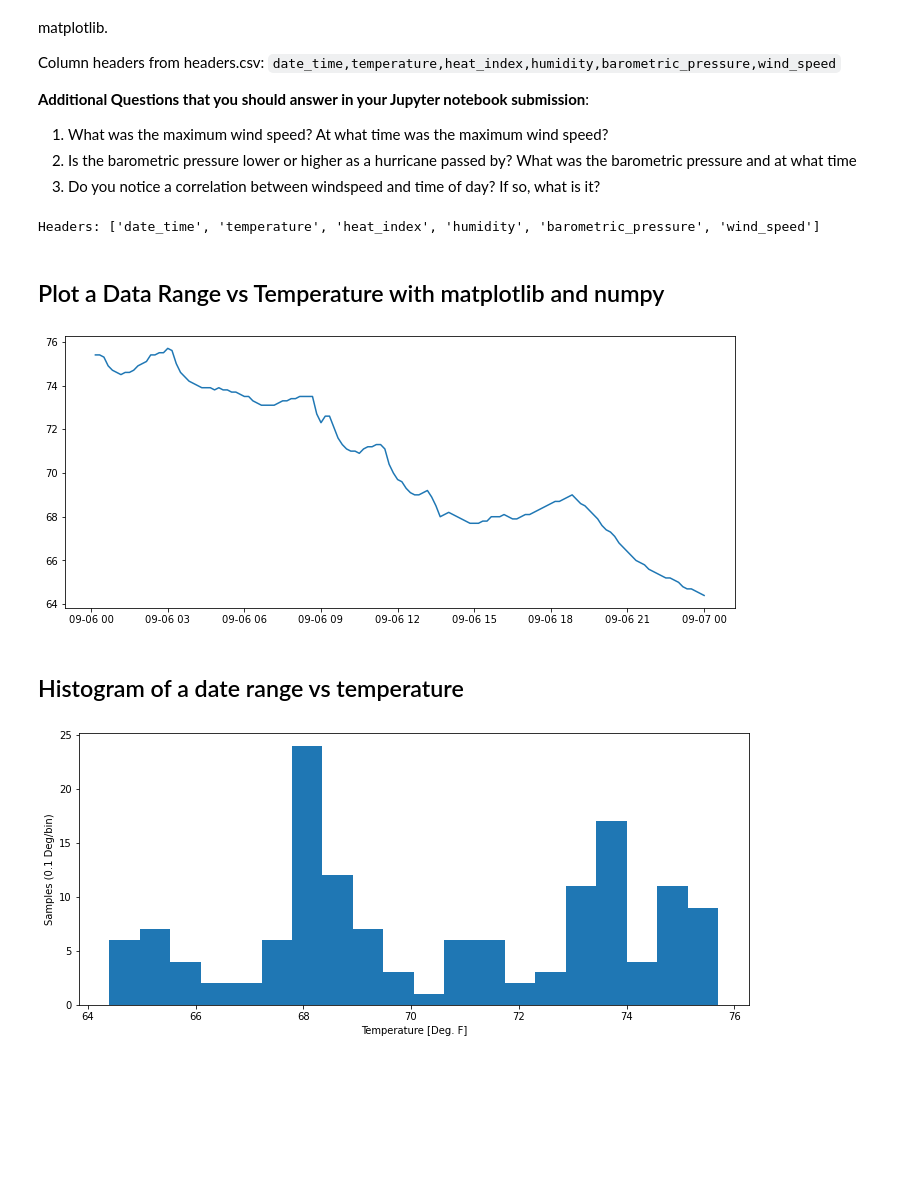
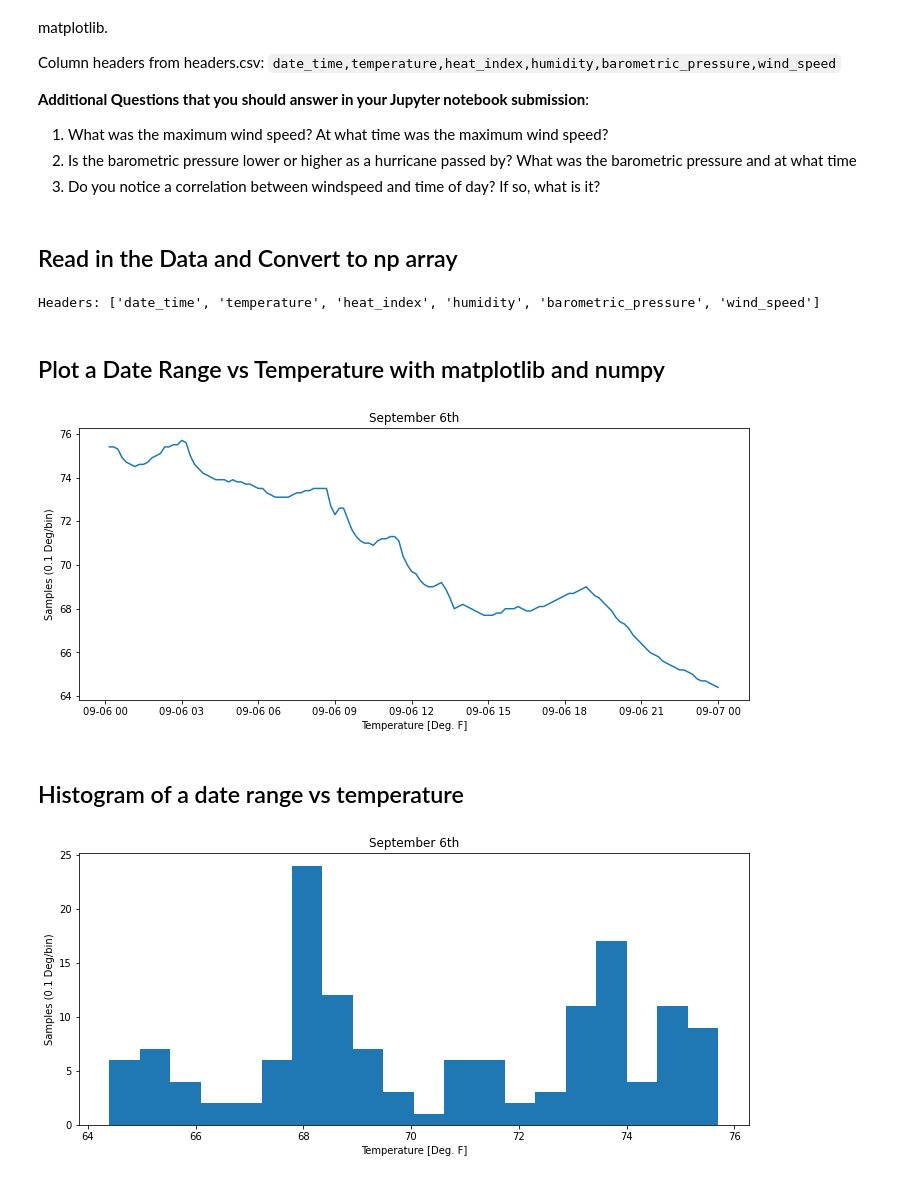
Before and after one commit to justinyed/Simple_Statistics_and_Data_Cleaning_of_Weather_Data, a Jupyter notebook: src/week4_weather_statistics.ipynb, the cells around one changed output. Cells and saved outputs as stored; diff of their text form; code cells hidden in the pictures; blank space fills up the shorter version.

```diff
--- a/src/week4_weather_statistics.ipynb
+++ b/src/week4_weather_statistics.ipynb
@@ -29,3 +32,5 @@ import csv
+# %% [markdown]
+## Read in the Data and Convert to np array
 # %%
 with open(os.path.join("..", "data", "headers.csv")) as file:
     headers = file.readline().strip().split(',')
@@ -59,26 +68,29 @@ fig_y = 5
 # %% [output]
 Headers: ['date_time', 'temperature', 'heat_index', 'humidity', 'barometric_pressure', 'wind_speed']
 # %% [markdown]
-## Plot a Data Range vs Temperature with matplotlib and numpy
+## Plot a Date Range vs Temperature with matplotlib and numpy
 # %%
-date_time[:5]
-
 sept6 = np.datetime64('2019-09-06T00:01')
 sept7 = np.datetime64('2019-09-07T00:01')
 sept6_bool = (date_time > sept6) & (date_time < sept7)
 
+
 plt.figure(figsize=(fig_x, fig_y))
-plt.plot(date_time[sept6_bool],temperature[sept6_bool])
+plt.title("September 6th")
+plt.xlabel("Temperature [Deg. F]")
+plt.ylabel("Samples (0.1 Deg/bin)")
+plt.plot(date_time[sept6_bool], temperature[sept6_bool])
 plt.show()
 # %% [output]
-[figure, old version]
+[figure, new version]
 # %% [markdown]
 ## Histogram of a date range vs temperature
 # %%
 plt.figure(figsize=(fig_x, fig_y))
+plt.title("September 6th")
 plt.xlabel("Temperature [Deg. F]")
 plt.ylabel("Samples (0.1 Deg/bin)")
 plt.hist(temperature[sept6_bool], bins=20)
 plt.show()
 # %% [output]
-[figure, old version]
+[figure, new version]
```
Also changed, not shown: parts of 9 cells of this notebook, 2 other files.
